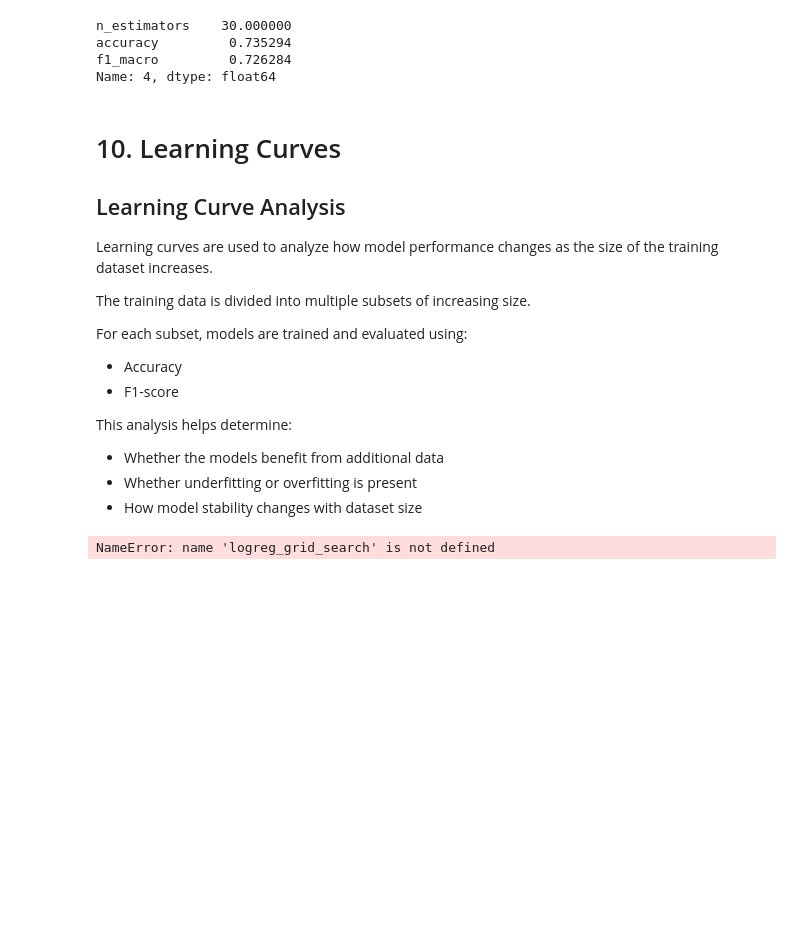
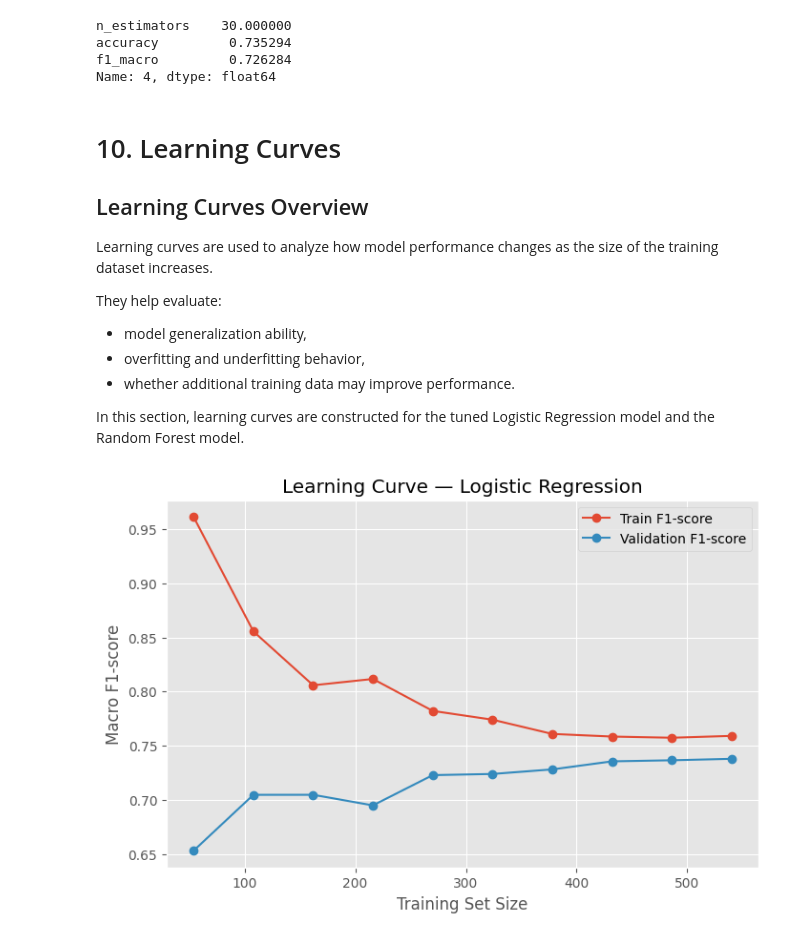
Before and after one commit to Haruw09/vehicle-silhouettes-ml-pipeline, a Jupyter notebook: notebooks/ml_pipeline.ipynb, the cells around one changed output. Saved outputs shown, nothing was run; the diff lists cells and outputs as text; code cells hidden in the pictures; blank space fills up the shorter version.

Commit message:
Add learning curves analysis

```diff
--- a/notebooks/ml_pipeline.ipynb
+++ b/notebooks/ml_pipeline.ipynb
@@ -1236,25 +1236,18 @@ Name: 4, dtype: float64
 # %% [markdown]
 # 10. Learning Curves
 
-## Learning Curve Analysis
+## Learning Curves Overview
 
 Learning curves are used to analyze how model performance changes as the size of the training dataset increases.
 
-The training data is divided into multiple subsets of increasing size.
+They help evaluate:
 
-For each subset, models are trained and evaluated using:
+- model generalization ability,
+- overfitting and underfitting behavior,
+- whether additional training data may improve performance.
 
-- Accuracy
-- F1-score
-
-This analysis helps determine:
-
-- Whether the models benefit from additional data
-- Whether underfitting or overfitting is present
-- How model stability changes with dataset size
+In this section, learning curves are constructed for the tuned Logistic Regression model and the Random Forest model.
 # %%
-best_logreg_model = logreg_grid_search.best_estimator_
-
 train_sizes, train_scores, test_scores = learning_curve(
     estimator=best_logreg_model,
     X=X_train_scaled,
@@ -1262,28 +1255,39 @@ train_sizes, train_scores, test_scores = learning_curve(
     cv=5,
     scoring="f1_macro",
     train_sizes=np.linspace(0.1, 1.0, 10),
-    n_jobs=-1,
-    random_state=42
+    n_jobs=-1
 )
 
 train_scores_mean = train_scores.mean(axis=1)
 test_scores_mean = test_scores.mean(axis=1)
-# %% [output]
-NameError: name 'logreg_grid_search' is not defined
 # %%
 plt.figure(figsize=(8, 5))
 
-plt.plot(train_sizes, train_scores_mean, marker="o", label="Train F1")
-plt.plot(train_sizes, test_scores_mean, marker="o", label="Validation F1")
+plt.plot(
+    train_sizes,
+    train_scores_mean,
+    marker="o",
+    label="Train F1-score"
+)
 
-plt.title("Learning Curve - Logistic Regression")
+plt.plot(
+    train_sizes,
+    test_scores_mean,
+    marker="o",
+    label="Validation F1-score"
+)
+
+plt.title("Learning Curve — Logistic Regression")
+
 plt.xlabel("Training Set Size")
 plt.ylabel("Macro F1-score")
 
 plt.legend()
 plt.grid(True)
 
 plt.show()
+# %% [output]
+[figure, added]
 # %%
 train_sizes_acc, train_scores_acc, test_scores_acc = learning_curve(
     estimator=best_logreg_model,
```
Also changed, not shown: parts of 5 cells of this notebook.
